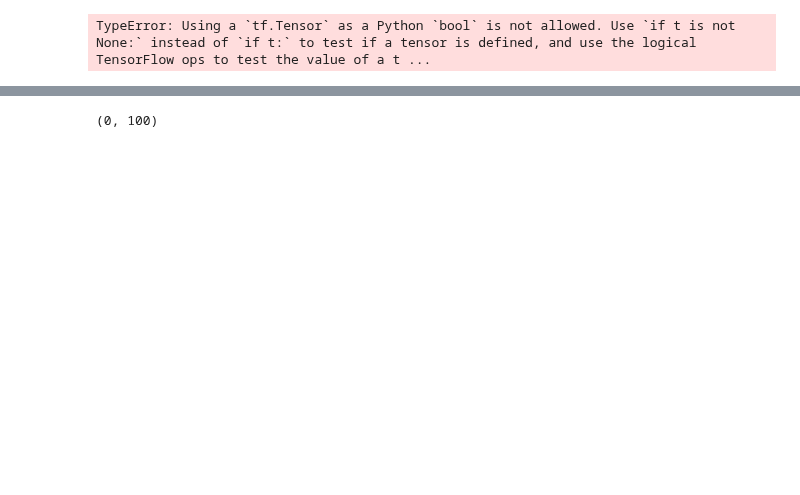
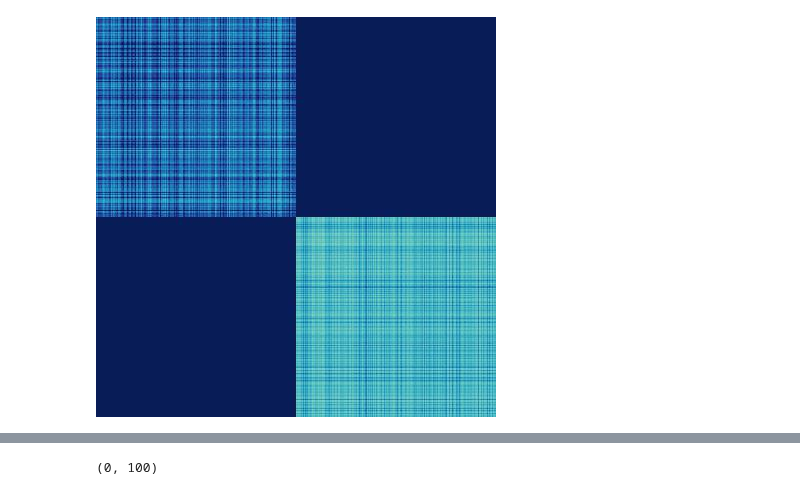
Before and after one commit to gpernelle/cortex, a Jupyter notebook: notebooks/2016-07-13_Task1-TF.ipynb, the cells around one changed output, grey strips where cells are left out. Cells and saved outputs as stored; diff of their text form; code cells hidden in the pictures; blank space fills up the shorter version.

```diff
--- a/notebooks/2016-07-13_Task1-TF.ipynb
+++ b/notebooks/2016-07-13_Task1-TF.ipynb
@@ -22,16 +22,18 @@ T = 4000
 DEVICE = '/cpu:0'
 # %%
 disp = True
-tauv = 15
-sG = 30
-N = 400
+tauv = 45
+sG = 0
+N = N
+both=False
 
 ### input 1: apple
-gpu = Tfnet(N=N,T=T, disp=disp, tauv=tauv, sG=sG, device=DEVICE)
+gpu = Tfnet(N=N,T=T, disp=disp, tauv=tauv, sG=sG, device=DEVICE, both=both)
 np.random.seed(2)
 apple = np.random.randint(0, 2, size=(T,1), dtype='int32')
 gpu.input = apple
+gpu.both = True
 gpu.runTFSimul()
 apple_out = gpu.vvm[-1000:]
 # %% [output]
-TypeError: Using a `tf.Tensor` as a Python `bool` is not allowed. Use `if t is not None:` instead of `if t:` to test if a tensor is defined, and use the logical TensorFlow ops to test the value of a t ...
+[figure, added]
```
Also changed, not shown: parts of 7 cells of this notebook, 1 other file.
